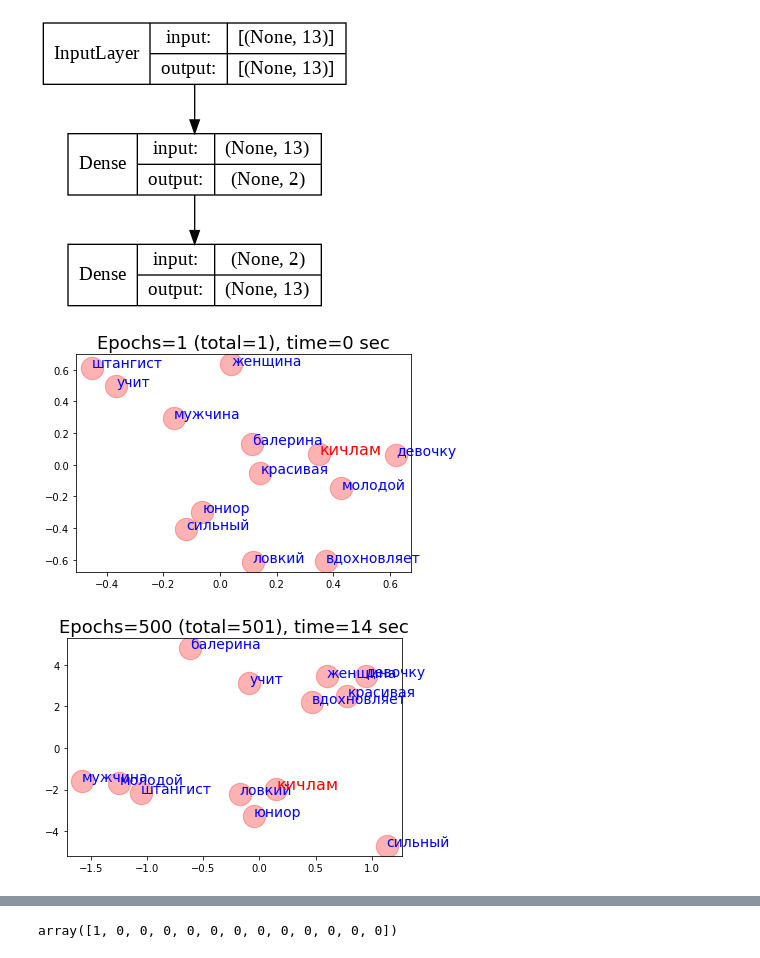
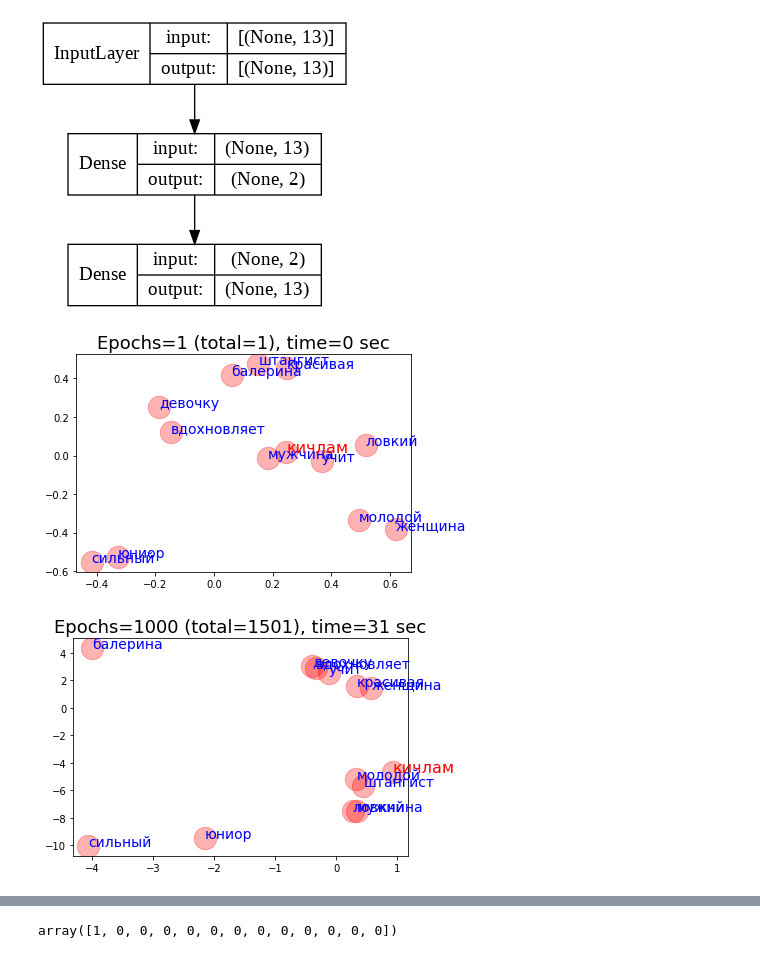
Before and after one commit to ftk1000/w2v_ftk1000, a Jupyter notebook: w2v_tf_fast.ipynb, the cells around one changed output, grey strips where cells are left out. Cells and saved outputs as stored; diff of their text form; code cells hidden in the pictures.

```diff
--- a/w2v_tf_fast.ipynb
+++ b/w2v_tf_fast.ipynb
@@ -48,12 +48,15 @@ def plot_words(w2v_df, ttl):
 text = "Балерина вдохновляет девочку. КИЧЛАМ сильный и ловкий. Штангист сильный мужчина. Балерина красивая женщина. Юниор ловкий штангист. \
 Юниор молодой мужчина. Девочку учит балерина. "
 
-# text = "Балерина вдохновляет девочку. КИЧЛАМ сильный и ловкий. Мужчина - штангист, он сильный. Эта женщина - балерина, она красивая. \
+# text = "Балерина вдохновляет девочку. КИЧЛАМ ловкий, и у него есть сила. Мужчина - штангист, он - сила. Эта женщина - балерина, она красивая. \
 # Этот юниор - начинающий штангист. Юниор молодой мужчина. Девочку учит балерина."
 
 
 # corpus = [s.lower().strip().split() for s in re.split(r'(?<=[^A-Z].[.?]) +(?=[A-Z])', text)[0].split('.')[:-1] ]
-corpus = [s.lower().strip() for s in re.split(r'(?<=[^A-Z].[.?]) +(?=[A-Z])', text)[0].split('.')[:-1] ]
+corpus = [s.lower().replace('- ','').replace(',','').strip() for s in re.split(r'(?<=[^A-Z].[.?]) +(?=[A-Z])', text)[0].split('.')[:-1] ]
+# corpus = [ re.sub('-,', s.lower().strip()) for s in re.split(r'(?<=[^A-Z].[.?]) +(?=[A-Z])', text)[0].split('.')[:-1] ]
+# re.sub('[(){}<>]', '', name)
+
 corpus
 # %% [output]
 ['балерина вдохновляет девочку',
@@ -198,9 +201,9 @@ def model_fit_n_show(model, eps=10):
 
 model, w2v_df, total_epochs = model_fit_n_show(model,eps=1)
 # %% [output]
-[figure, old version]
+[figure, new version]
 # %%
 %matplotlib inline
-model, w2v_df, total_epochs = model_fit_n_show(model,eps=500)
+model, w2v_df, total_epochs = model_fit_n_show(model,eps=1000)
 # %% [output]
-[figure, old version]
+[figure, new version]
```
Also changed, not shown: parts of 11 cells of this notebook.
